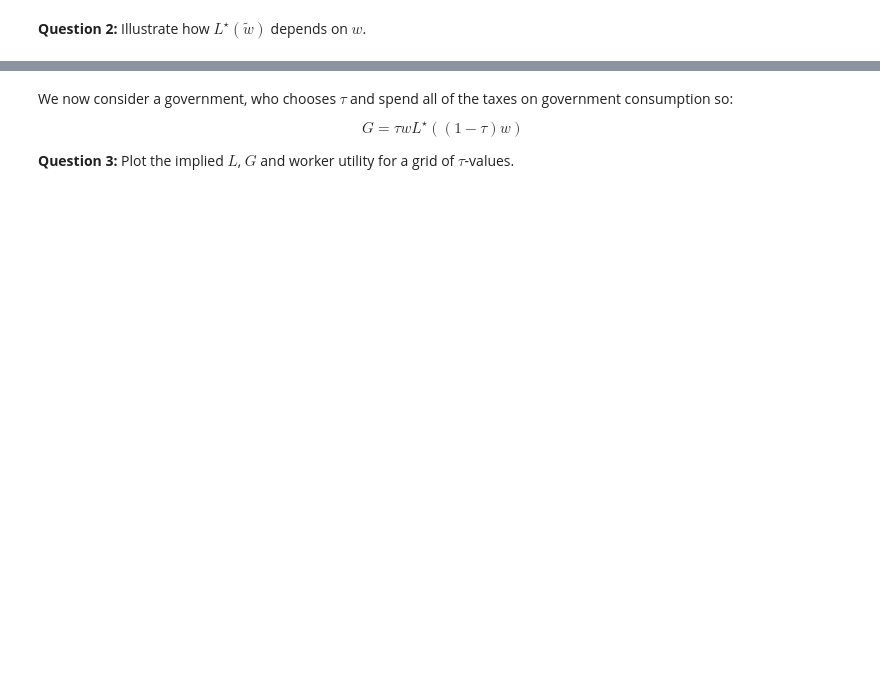
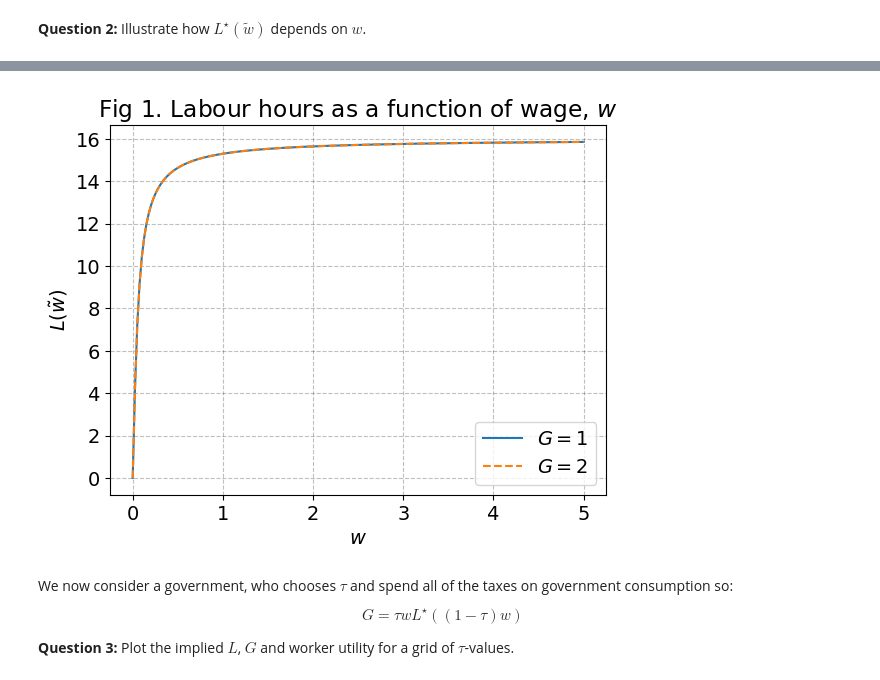
Before and after one commit to NumEconCopenhagen/projects-2023-scb, a Jupyter notebook: examproject/Exam-2023-notebook.ipynb, the cells around one changed output, grey strips where cells are left out. Drawn from its saved outputs; the diff is of its cells as text; code cells hidden in the pictures; blank space fills up the shorter version.

```diff
--- a/examproject/Exam-2023-notebook.ipynb
+++ b/examproject/Exam-2023-notebook.ipynb
@@ -66,0 +90,17 @@ $$
+# %%
+# Given list of G values
+G_list = [1.0, 2.0]
+
+# Define bl.w_tilde
+bl.w_tilde = (1 - bl.tau) * bl.w
+
+# Calculate numerical solutions for optimal labor input
+solutions = Q1.L_opt(G_list, bl)
+solution = list(solutions)
+
+# Calculate analytical solutions for optimal labor input
+solution_analytical = Q1.L_opt_analytical(bl, G_list)
+
+# Print the results
+print(f"The estimated solutions for G=1 and G=2, respectively, are {solution}")
+print(f"The analytical solutions for G=1 and G=2, respectively, are {solution_analytical}")
@@ -71,3 +122,34 @@ $$
+# %%
+# Create grids
+ws = np.linspace(0,5,200)
+sols = np.empty((2,200))
+sol_1 = np.empty(200)
+sol_2 = np.empty(200)
+
+# iterate and unnpack solution for each G
+for i,w in enumerate(ws):
+    bl.w = w
+    sols = Q1.L_opt(G_list, bl)
+    sols_list = list(sols)
+    sol_1[i] = sols_list[0]
+    sol_2[i] = sols_list[1]
+
+# Plot figure
+fig = plt.figure()
+ax = fig.add_subplot(1,1,1)
+ax.plot(ws,sol_1, label = '$G=1$')
+ax.plot(ws,sol_2,'--', label = '$G=2$')
+
+ax.set_title(r"Fig 1. Labour hours as a function of wage, $w$")
+ax.set_ylabel(r'$L(\tilde w)$')
+ax.set_xlabel('$w$')
+ax.legend()
+
+# reset w and w_tilde
+bl.w = 1.0
+bl.w_tilde = (1-bl.tau)*bl.w
+# %% [output]
+[figure, added]
 # %% [markdown]
 
 We now consider a government, who chooses $\tau$ and spend all of the taxes on government consumption so:
```
Also changed, not shown: parts of 25 cells of this notebook, 1 other file.
